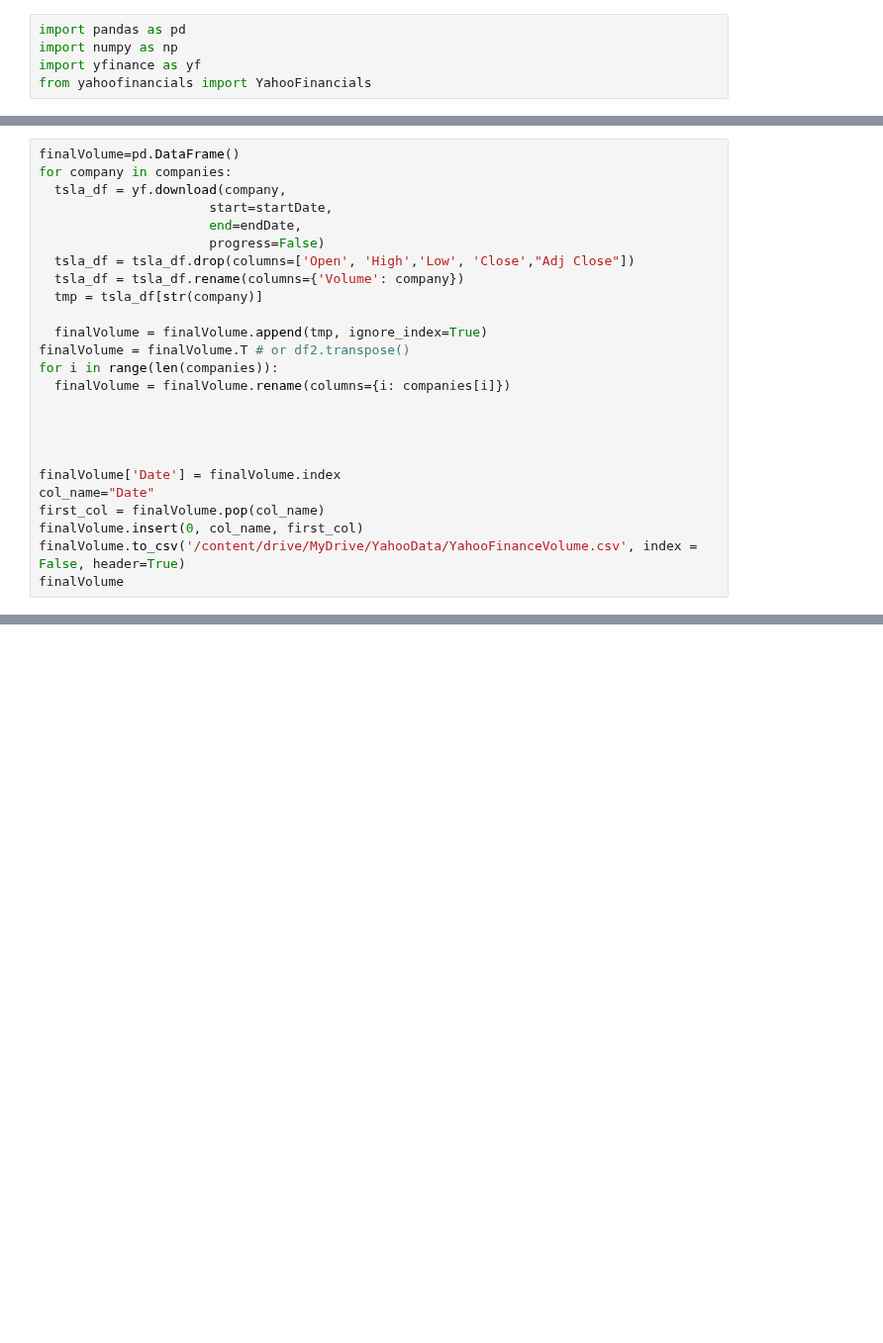
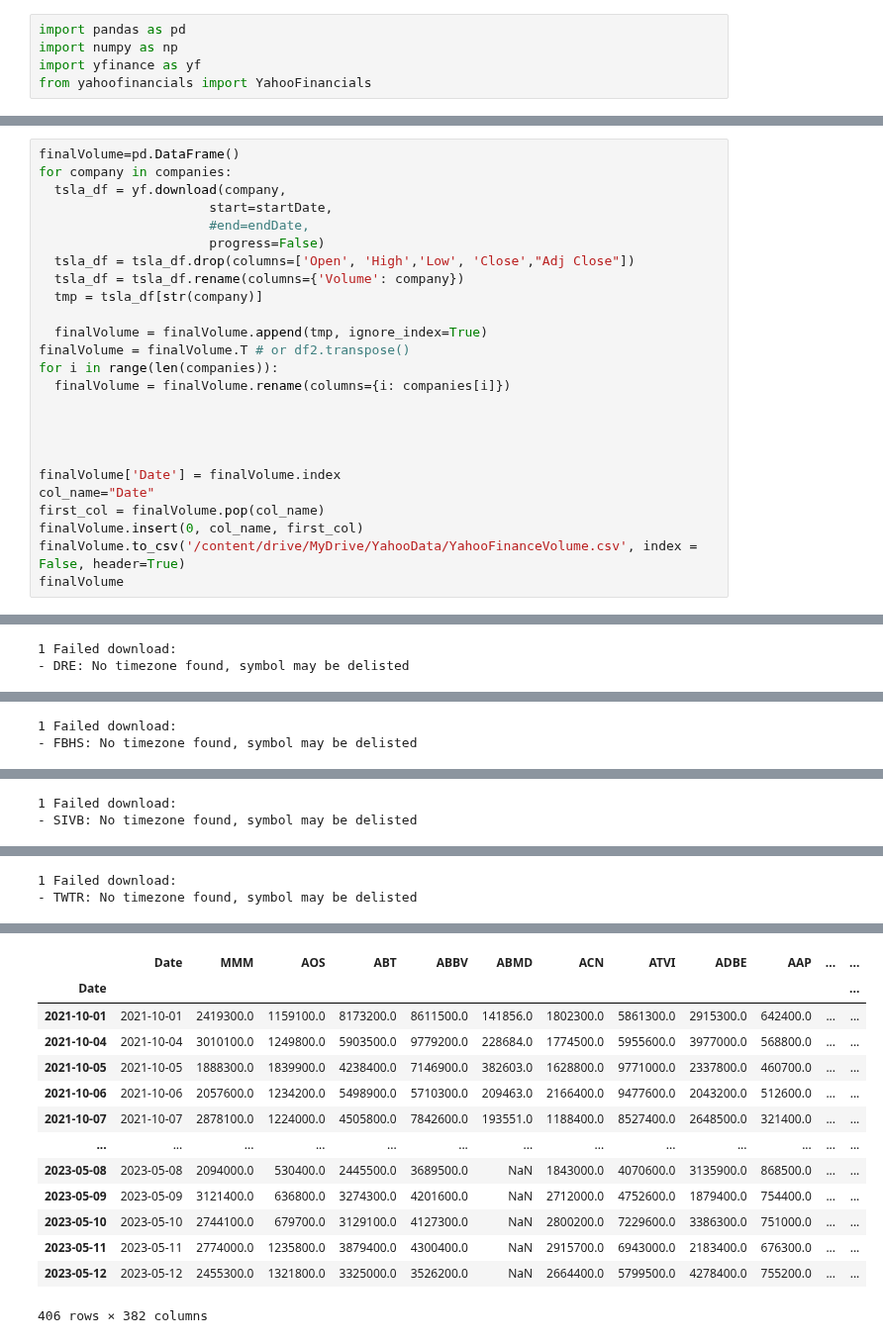
Before and after one commit to xanasa14/Finances, a Jupyter notebook: DownloadingDataYahooFinance.ipynb, the cells around one changed output, grey strips where cells are left out. Shown at 99% size. Cells and saved outputs as stored; diff of their text form; blank space fills up the shorter version.

```diff
--- a/DownloadingDataYahooFinance.ipynb
+++ b/DownloadingDataYahooFinance.ipynb
@@ -210,7 +200,7 @@ finalVolume=pd.DataFrame()
 for company in companies:
   tsla_df = yf.download(company,
                       start=startDate,
-                      end=endDate,
+                      #end=endDate,
                       progress=False)
   tsla_df = tsla_df.drop(columns=['Open', 'High','Low', 'Close',"Adj Close"])
   tsla_df = tsla_df.rename(columns={'Volume': company})
@@ -230,3 +220,4 @@ first_col = finalVolume.pop(col_name)
 finalVolume.insert(0, col_name, first_col)
 finalVolume.to_csv('/content/drive/MyDrive/YahooData/YahooFinanceVolume.csv', index = False, header=True)
 finalVolume
+# %% [output]
@@ -232,0 +241,2 @@ finalVolume
+1 Failed download:
+- DRE: No timezone found, symbol may be delisted
@@ -232,0 +260,2 @@ finalVolume
+1 Failed download:
+- FBHS: No timezone found, symbol may be delisted
@@ -232,0 +279,2 @@ finalVolume
+1 Failed download:
+- SIVB: No timezone found, symbol may be delisted
@@ -232,0 +298,2 @@ finalVolume
+1 Failed download:
+- TWTR: No timezone found, symbol may be delisted
@@ -232,0 +317,14 @@ finalVolume
+|  | Date | MMM | AOS | ABT | ABBV | ABMD | ACN | ATVI | ADBE | AAP | ... | ... |
+| Date |  |  |  |  |  |  |  |  |  |  |  | ... |
+| 2021-10-01 | 2021-10-01 | 2419300.0 | 1159100.0 | 8173200.0 | 8611500.0 | 141856.0 | 1802300.0 | 5861300.0 | 2915300.0 | 642400.0 | ... | ... |
+| 2021-10-04 | 2021-10-04 | 3010100.0 | 1249800.0 | 5903500.0 | 9779200.0 | 228684.0 | 1774500.0 | 5955600.0 | 3977000.0 | 568800.0 | ... | ... |
+| 2021-10-05 | 2021-10-05 | 1888300.0 | 1839900.0 | 4238400.0 | 7146900.0 | 382603.0 | 1628800.0 | 9771000.0 | 2337800.0 | 460700.0 | ... | ... |
+| 2021-10-06 | 2021-10-06 | 2057600.0 | 1234200.0 | 5498900.0 | 5710300.0 | 209463.0 | 2166400.0 | 9477600.0 | 2043200.0 | 512600.0 | ... | ... |
+| 2021-10-07 | 2021-10-07 | 2878100.0 | 1224000.0 | 4505800.0 | 7842600.0 | 193551.0 | 1188400.0 | 8527400.0 | 2648500.0 | 321400.0 | ... | ... |
+| ... | ... | ... | ... | ... | ... | ... | ... | ... | ... | ... | ... | ... |
+| 2023-05-08 | 2023-05-08 | 2094000.0 | 530400.0 | 2445500.0 | 3689500.0 | NaN | 1843000.0 | 4070600.0 | 3135900.0 | 868500.0 | ... | ... |
+| 2023-05-09 | 2023-05-09 | 3121400.0 | 636800.0 | 3274300.0 | 4201600.0 | NaN | 2712000.0 | 4752600.0 | 1879400.0 | 754400.0 | ... | ... |
+| 2023-05-10 | 2023-05-10 | 2744100.0 | 679700.0 | 3129100.0 | 4127300.0 | NaN | 2800200.0 | 7229600.0 | 3386300.0 | 751000.0 | ... | ... |
+| 2023-05-11 | 2023-05-11 | 2774000.0 | 1235800.0 | 3879400.0 | 4300400.0 | NaN | 2915700.0 | 6943000.0 | 2183400.0 | 676300.0 | ... | ... |
+| 2023-05-12 | 2023-05-12 | 2455300.0 | 1321800.0 | 3325000.0 | 3526200.0 | NaN | 2664400.0 | 5799500.0 | 4278400.0 | 755200.0 | ... | ... |
+406 rows × 382 columns
```
Also changed, not shown: parts of 10 cells of this notebook.
